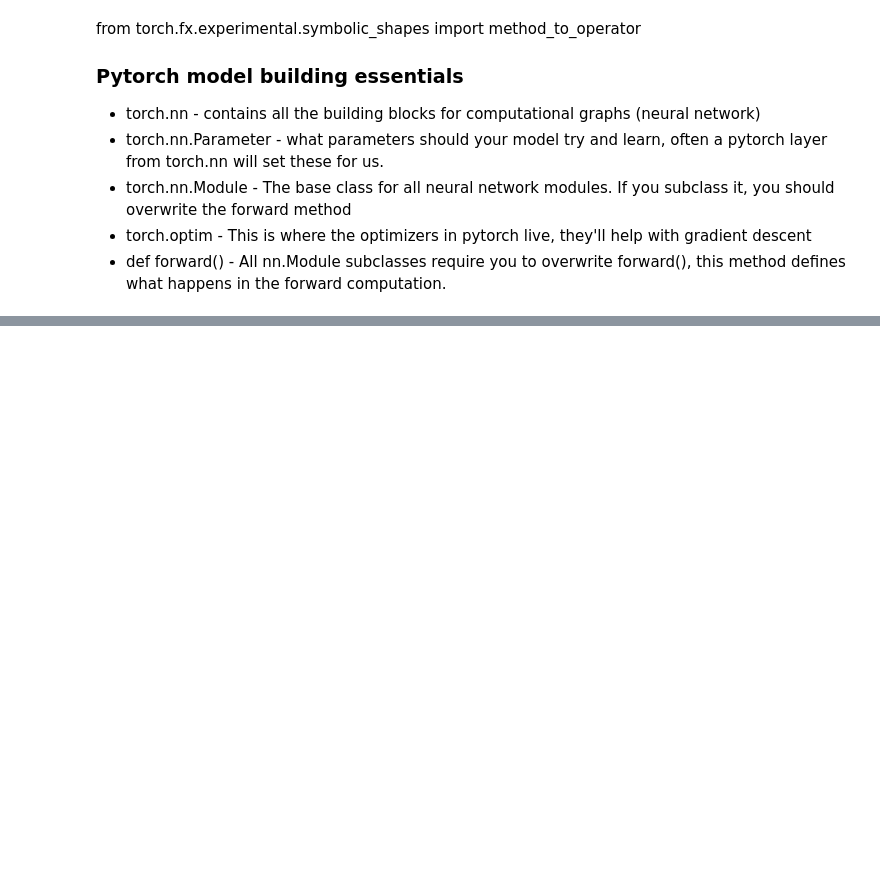
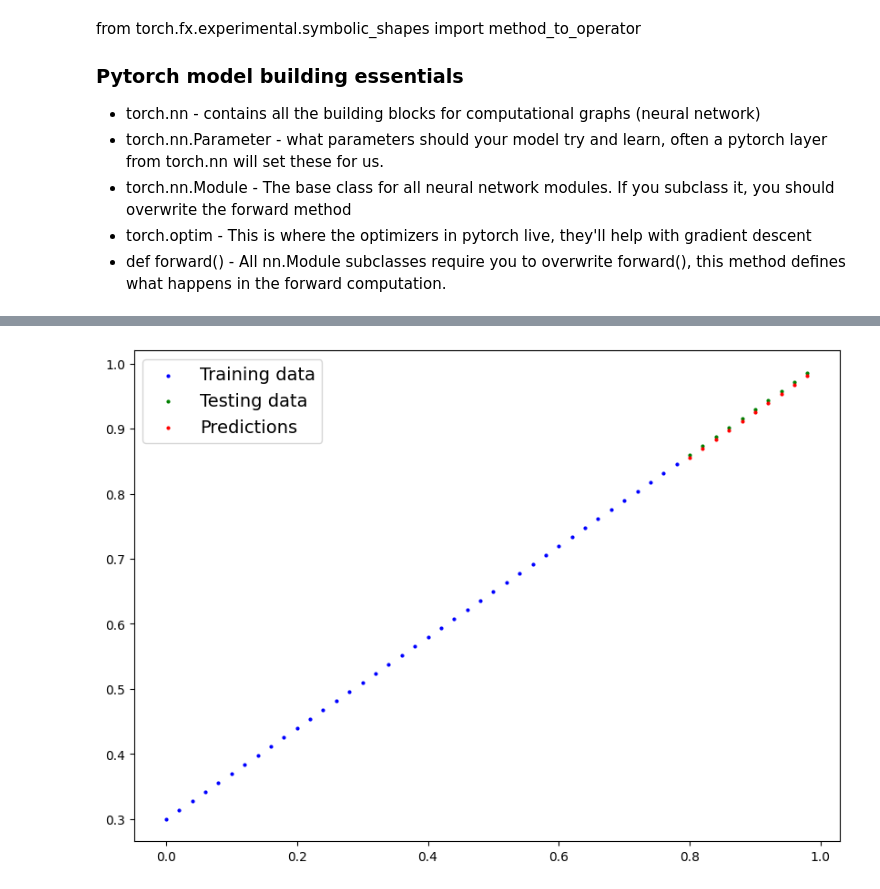
Before and after one commit to samuelj1323/ML_Learning, a Jupyter notebook: 01_pytorch_workflow.ipynb, the cells around one changed output, grey strips where cells are left out. Cells and saved outputs as stored; diff of their text form; code cells hidden in the pictures; blank space fills up the shorter version.

```diff
--- a/01_pytorch_workflow.ipynb
+++ b/01_pytorch_workflow.ipynb
@@ -158,0 +262,39 @@ from torch.fx.experimental.symbolic_shapes import method_to_operator
+# %%
+# an epoch is one loop through the data....
+torch.manual_seed(42)
+epochs = 500
+
+#Track different values
+epoch_count = []
+loss_values = []
+test_loss_values =[]
+### Training
+# 0. loop through the data
+for epoch in range(epochs):
+  # Set the model to training mode.
+  model_0.train() # train mode in pytorch sets all parameters that require gradients to require gradients.
+  # 1. Forward Pass
+  y_pred = model_0(X_train)
+  # 2. Calculate teh loss
+  loss = loss_fn(y_pred, y_train)
+  #print(f"Loss: {loss}")
+  # 3. Optimizer zero grad
+  optimizer.zero_grad()
+  # 4. Perform back propagation on the loss w/ respect to the parameters of the model.
+  loss.backward()
+  # 5. Step the optimizer(perform gradient descent)
+  optimizer.step() #by default how the optimizer changes will accumulate through the loop so... we have to zero theme above in step 3
+  ### Testing
+  model_0.eval() # turns off different settings in the model not needed for eval/ testing (dropout/ batch norm layers)
+  with torch.inference_mode():# turns off gradient tracking
+    #1. Do the forward pass
+    test_pred = model_0(X_test)
+    #2. Calculate the loss
+    test_loss = loss_fn(test_pred, y_test)
+    #Printout what's happening
+    if epoch % 50 == 0:
+      epoch_count.append(epoch)
+      loss_values.append(loss)
+      test_loss_values.append(test_loss)
+      print(f"Epoch: {epoch} | Loss: {loss} | Test loss: {test_loss}")
+      print(f"State Dict: {model_0.state_dict()}")
@@ -158,0 +335,3 @@ from torch.fx.experimental.symbolic_shapes import method_to_operator
+# %%
+with torch.inference_mode():
+  y_preds_new = model_0(X_test)
@@ -158,0 +350,4 @@ from torch.fx.experimental.symbolic_shapes import method_to_operator
+# %%
+plot_predictions(predictions=y_preds_new)
+# %% [output]
+[figure, added]
```
Also changed, not shown: parts of 27 cells of this notebook.
